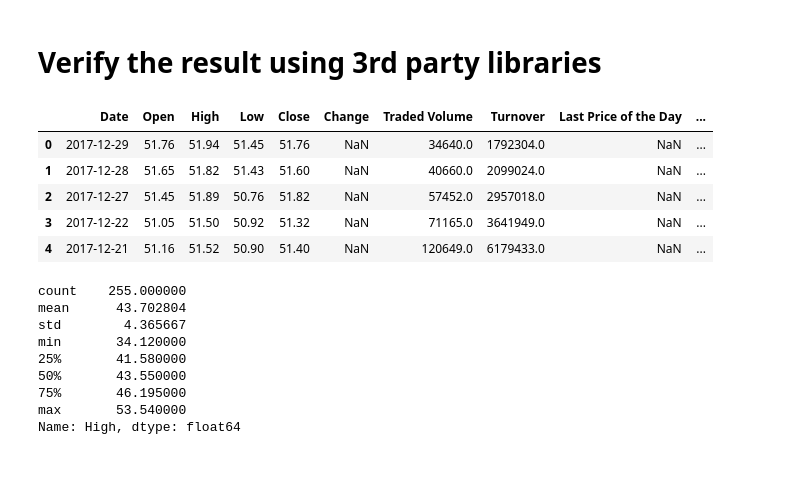
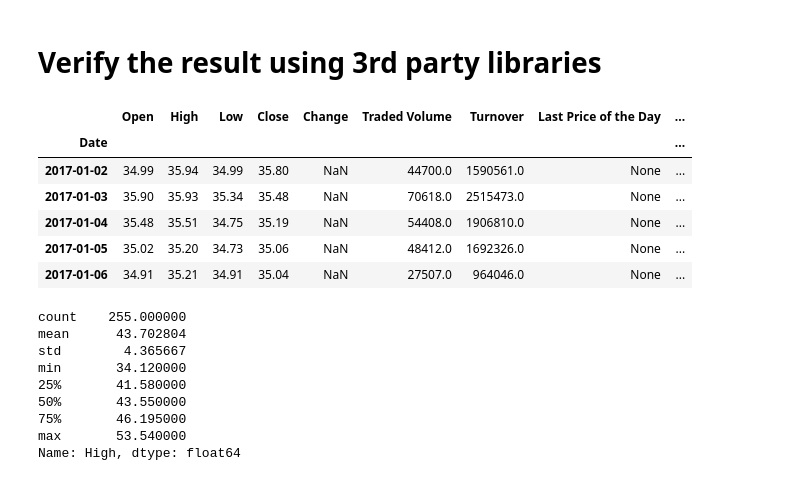
Before and after one commit to elbertsoftware/SpringboardAIC, a Jupyter notebook: mini-projects/aic-5_1_10-api/api_data_wrangling_mini_project.ipynb, the cells around one changed output. Drawn from its saved outputs; the diff is of its cells as text; code cells hidden in the pictures.

Commit message:
Added code to install quandl

```diff
--- a/mini-projects/aic-5_1_10-api/api_data_wrangling_mini_project.ipynb
+++ b/mini-projects/aic-5_1_10-api/api_data_wrangling_mini_project.ipynb
@@ -195,13 +202,15 @@ import pandas as pd
-# %%
-data = pd.read_csv('./FSE-AFX_X.csv', na_values='n/a', parse_dates=['Date'])
-data.head()
-# %% [output]
-|  | Date | Open | High | Low | Close | Change | Traded Volume | Turnover | Last Price of the Day | ... |
-| 0 | 2017-12-29 | 51.76 | 51.94 | 51.45 | 51.76 | NaN | 34640.0 | 1792304.0 | NaN | ... |
-| 1 | 2017-12-28 | 51.65 | 51.82 | 51.43 | 51.60 | NaN | 40660.0 | 2099024.0 | NaN | ... |
-| 2 | 2017-12-27 | 51.45 | 51.89 | 50.76 | 51.82 | NaN | 57452.0 | 2957018.0 | NaN | ... |
-| 3 | 2017-12-22 | 51.05 | 51.50 | 50.92 | 51.32 | NaN | 71165.0 | 3641949.0 | NaN | ... |
-| 4 | 2017-12-21 | 51.16 | 51.52 | 50.90 | 51.40 | NaN | 120649.0 | 6179433.0 | NaN | ... |
+# %%
+# quandl returns a Pandas DataFrame
+data = quandl.get("FSE/AFX_X", authtoken="VHstzZDzTg_hokZ4xq4J", start_date='2017-01-01', end_date='2017-12-31')
+data.head()
+# %% [output]
+|  | Open | High | Low | Close | Change | Traded Volume | Turnover | Last Price of the Day | ... |
+| Date |  |  |  |  |  |  |  |  | ... |
+| 2017-01-02 | 34.99 | 35.94 | 34.99 | 35.80 | NaN | 44700.0 | 1590561.0 | None | ... |
+| 2017-01-03 | 35.90 | 35.93 | 35.34 | 35.48 | NaN | 70618.0 | 2515473.0 | None | ... |
+| 2017-01-04 | 35.48 | 35.51 | 34.75 | 35.19 | NaN | 54408.0 | 1906810.0 | None | ... |
+| 2017-01-05 | 35.02 | 35.20 | 34.73 | 35.06 | NaN | 48412.0 | 1692326.0 | None | ... |
+| 2017-01-06 | 34.91 | 35.21 | 34.91 | 35.04 | NaN | 27507.0 | 964046.0 | None | ... |
 # %%
 # Highest opening price: max
 data['High'].describe()
```
Also changed, not shown: parts of 7 cells of this notebook, 1 other file.
